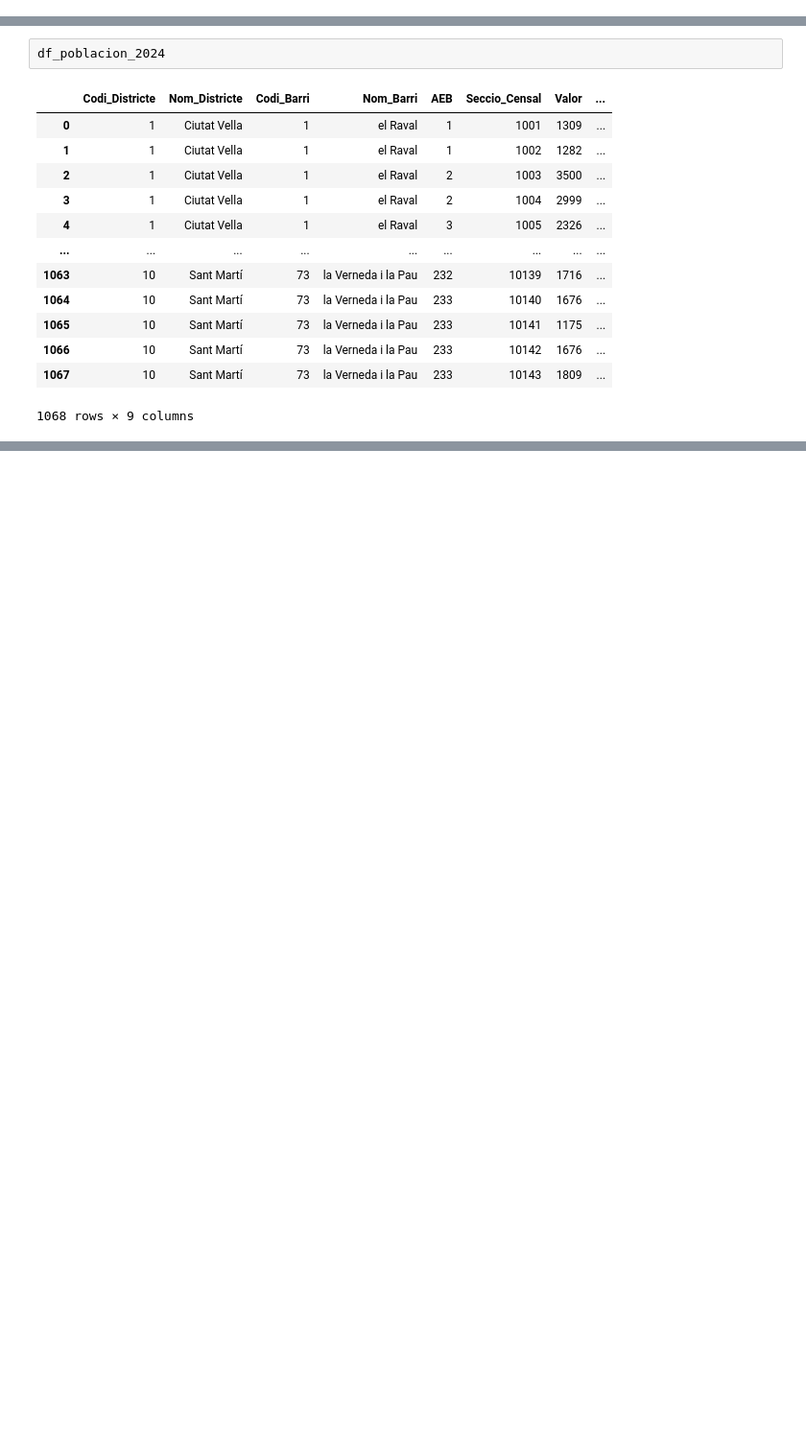
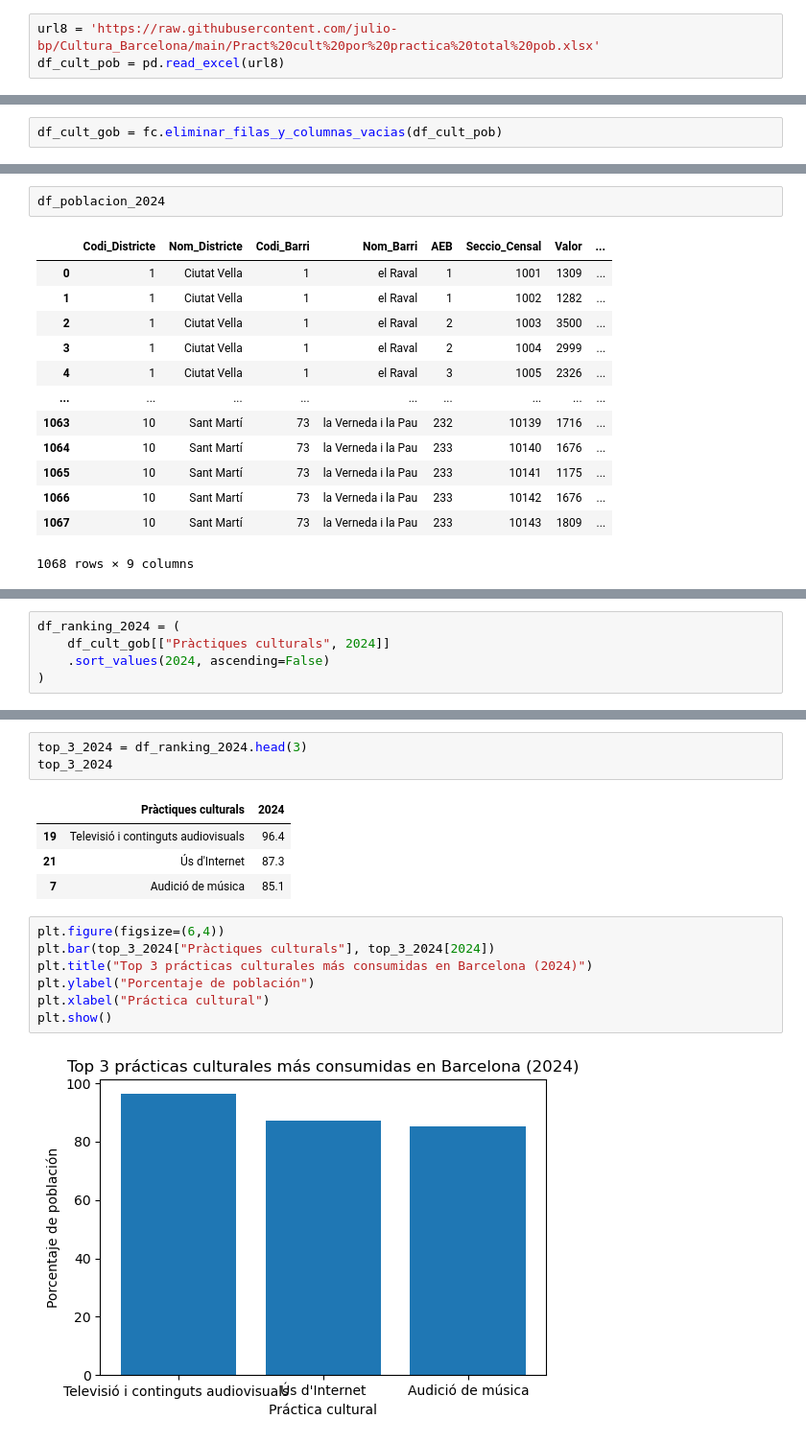
Before and after one commit to julio-bp/Cultura_Barcelona, a Jupyter notebook: proyecto3.ipynb, the cells around one changed output, grey strips where cells are left out. Shown at 96% size. Drawn from its saved outputs; the diff is of its cells as text; blank space fills up the shorter version.

```diff
--- a/proyecto3.ipynb
+++ b/proyecto3.ipynb
@@ -39,0 +33,3 @@ df_educacion = pd.read_csv(url1)
+# %%
+url8 = 'https://raw.githubusercontent.com/julio-bp/Cultura_Barcelona/main/Pract%20cult%20por%20practica%20total%20pob.xlsx'
+df_cult_pob = pd.read_excel(url8)
@@ -39,0 +318,2 @@ df_educacion = pd.read_csv(url1)
+# %%
+df_cult_gob = fc.eliminar_filas_y_columnas_vacias(df_cult_pob)
@@ -64,0 +725,5 @@ import funciones as fc #importamos el fichero
+# %%
+df_ranking_2024 = (
+    df_cult_gob[["Pràctiques culturals", 2024]]
+    .sort_values(2024, ascending=False)
+)
@@ -64,0 +746,17 @@ import funciones as fc #importamos el fichero
+# %%
+top_3_2024 = df_ranking_2024.head(3)
+top_3_2024
+# %% [output]
+|  | Pràctiques culturals | 2024 |
+| 19 | Televisió i continguts audiovisuals | 96.4 |
+| 21 | Ús d'Internet | 87.3 |
+| 7 | Audició de música | 85.1 |
+# %%
+plt.figure(figsize=(6,4))
+plt.bar(top_3_2024["Pràctiques culturals"], top_3_2024[2024])
+plt.title("Top 3 prácticas culturales más consumidas en Barcelona (2024)")
+plt.ylabel("Porcentaje de población")
+plt.xlabel("Práctica cultural")
+plt.show()
+# %% [output]
+[figure, added]
```
Also changed, not shown: parts of 142 cells of this notebook, 1 other file.
